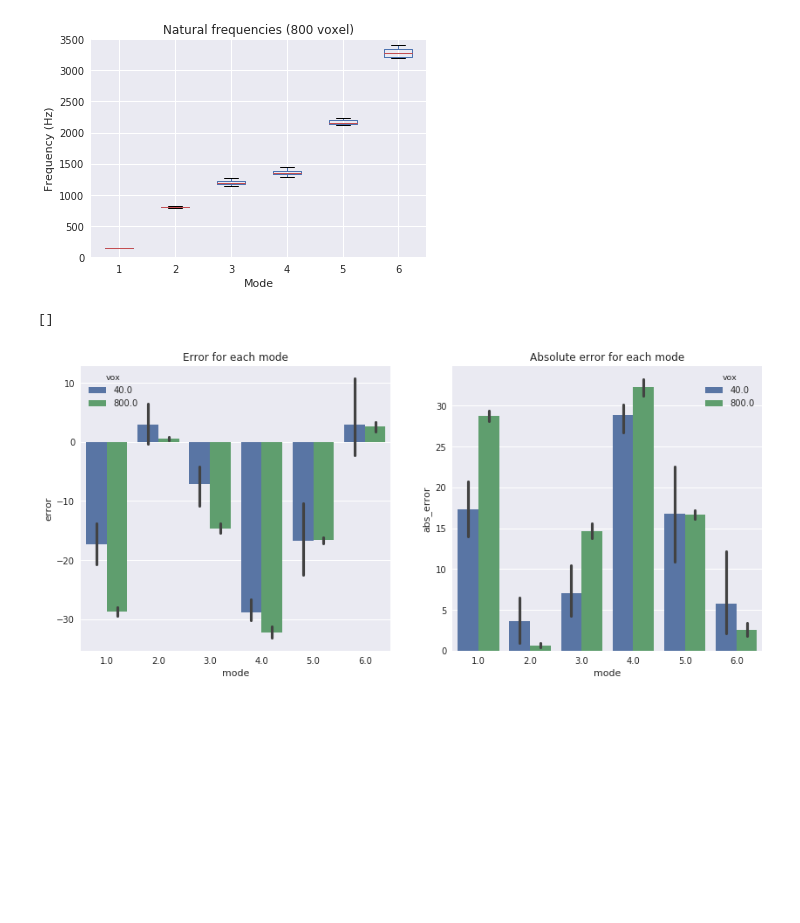
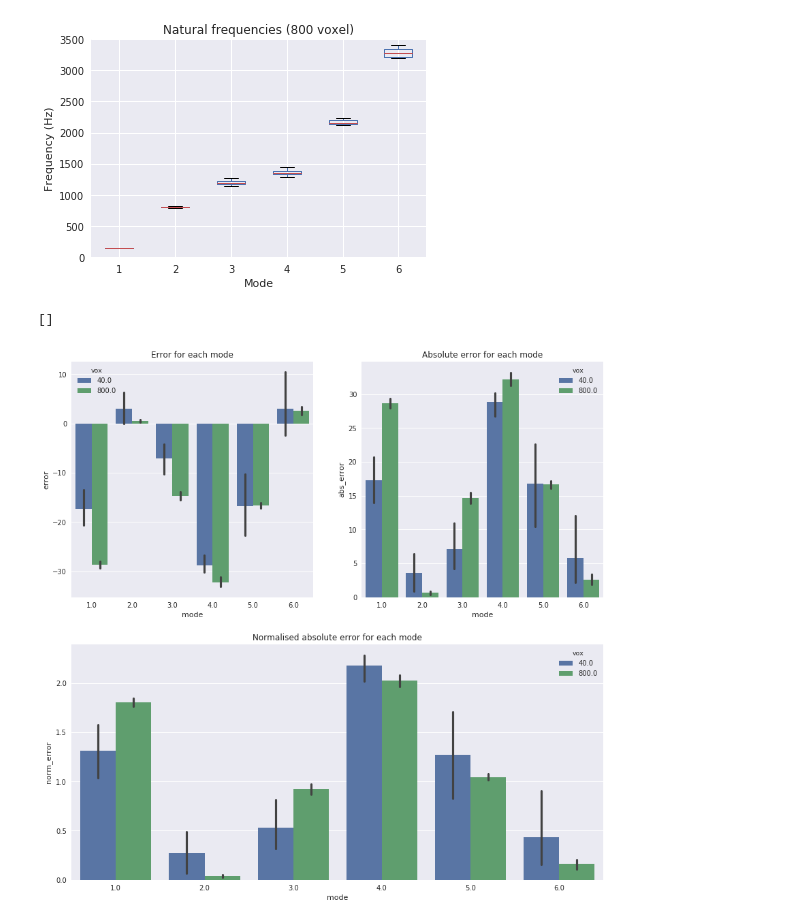
Before and after one commit to byi649/Design-Automation-Optimisation-for-Multi-Material-3D-Printing, a Jupyter notebook: Results/2018-06-08/Statistical analysis.ipynb, the cells around one changed output. Cells and saved outputs as stored; diff of their text form; code cells hidden in the pictures; blank space fills up the shorter version.

```diff
--- a/Results/2018-06-08/Statistical analysis.ipynb
+++ b/Results/2018-06-08/Statistical analysis.ipynb
@@ -81,23 +81,35 @@ df2 = pd.DataFrame()
 
 for i, row in df.iterrows():
     for j in range(1, 7):
-
         df2 = df2.append(pd.Series([row[j], j, row["vox"]]), ignore_index=True)
 
 df2.columns = ["freq", "mode", "vox"]
 df2["error"] = (df2["freq"] - (-400 + df2["mode"]*600)) / (-400 + df2["mode"]*600) * 100
 df2["abs_error"] = abs(df2["error"])
+df2["norm_error"] = abs(df2["error"])
+
+error40 = df2.groupby("vox").mean()["abs_error"][40]
+error800 = df2.groupby("vox").mean()["abs_error"][800]
+
+df2.loc[df2['vox'] == 40, 'norm_error'] = df2["norm_error"]/error40
+df2.loc[df2['vox'] == 800, 'norm_error'] = df2["norm_error"]/error800
 # %%
-fig, ax = plt.subplots(1,2)
+gs = plt.GridSpec(2, 2)
 
-sns.barplot(x="mode", y="error", hue="vox", data=df2, ax=ax[0])
-sns.barplot(x="mode", y="abs_error", hue="vox", data=df2, ax=ax[1])
+ax1 = plt.subplot(gs[0, 0])
+ax2 = plt.subplot(gs[0, 1])
+ax3 = plt.subplot(gs[1, :])
 
-ax[0].set_title("Error for each mode")
-ax[1].set_title("Absolute error for each mode")
+sns.barplot(x="mode", y="error", hue="vox", data=df2, ax=ax1)
+sns.barplot(x="mode", y="abs_error", hue="vox", data=df2, ax=ax2)
+sns.barplot(x="mode", y="norm_error", hue="vox", data=df2, ax=ax3)
+
+ax1.set_title("Error for each mode")
+ax2.set_title("Absolute error for each mode")
+ax3.set_title("Normalised absolute error for each mode")
 
 plt.rcParams["figure.figsize"] = (14, 14)
 plt.plot()
 # %% [output]
 []
-[figure, old version]
+[figure, new version]
```
